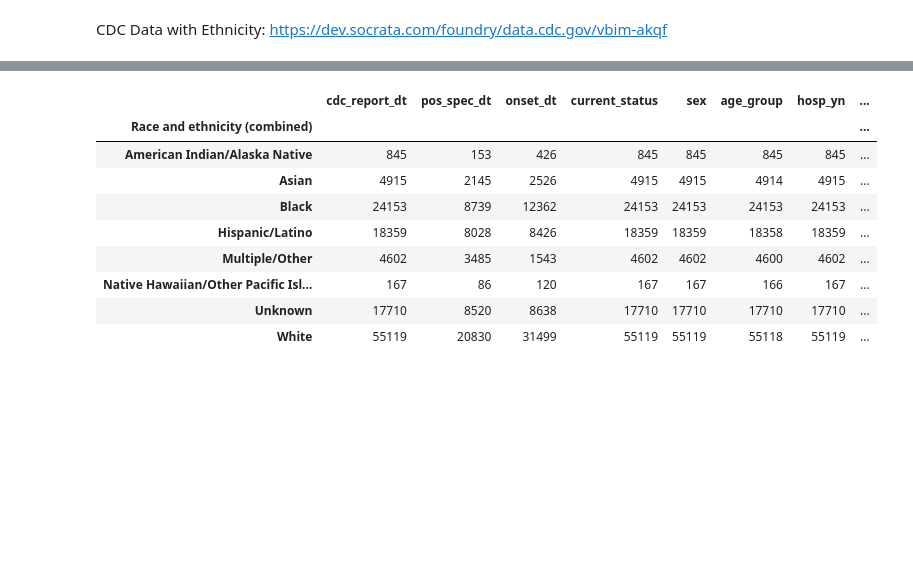
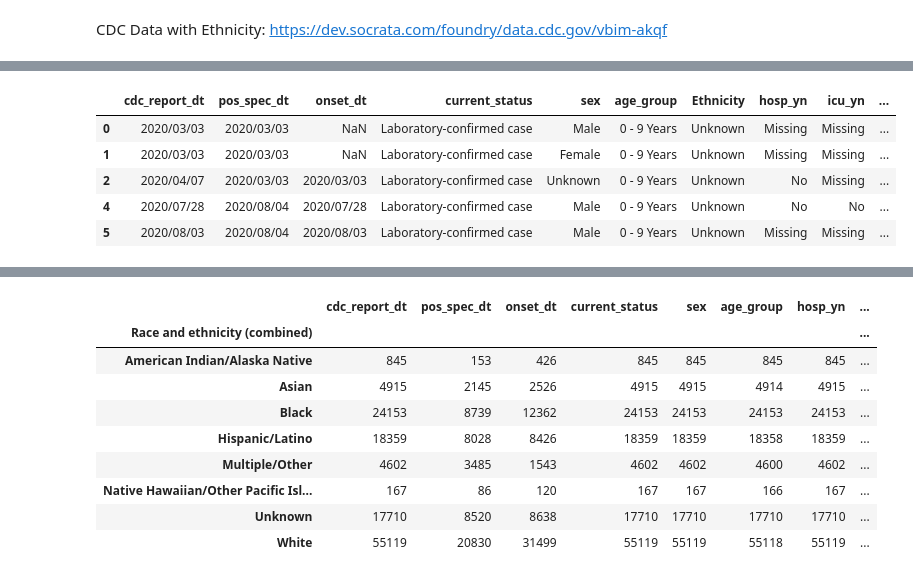
Before and after one commit to gelopez21/ProjectOne, a Jupyter notebook: Project One - Data Cleansing.ipynb, the cells around one changed output, grey strips where cells are left out. Drawn from its saved outputs; the diff is of its cells as text; code cells hidden in the pictures; blank space fills up the shorter version.

Commit message:
Started CDC ethnicity data carve-down

```diff
--- a/Project One - Data Cleansing.ipynb
+++ b/Project One - Data Cleansing.ipynb
@@ -357,0 +365,14 @@ cdc_raw_data.head()
+# %%
+# rename Race and ethnicity (combined) column to Race
+cdc_raw_data.rename(columns={"Race and ethnicity (combined)": "Ethnicity"}, inplace=True)
+# drop current_status = "Probable Case" as we are only analyzing confirmed cases
+cdc_raw_data = cdc_raw_data[cdc_raw_data["current_status"] == "Laboratory-confirmed case"]
+
+cdc_raw_data.head()
+# %% [output]
+|  | cdc_report_dt | pos_spec_dt | onset_dt | current_status | sex | age_group | Ethnicity | hosp_yn | icu_yn | ... |
+| 0 | 2020/03/03 | 2020/03/03 | NaN | Laboratory-confirmed case | Male | 0 - 9 Years | Unknown | Missing | Missing | ... |
+| 1 | 2020/03/03 | 2020/03/03 | NaN | Laboratory-confirmed case | Female | 0 - 9 Years | Unknown | Missing | Missing | ... |
+| 2 | 2020/04/07 | 2020/03/03 | 2020/03/03 | Laboratory-confirmed case | Unknown | 0 - 9 Years | Unknown | No | Missing | ... |
+| 4 | 2020/07/28 | 2020/08/04 | 2020/07/28 | Laboratory-confirmed case | Male | 0 - 9 Years | Unknown | No | No | ... |
+| 5 | 2020/08/03 | 2020/08/04 | 2020/08/03 | Laboratory-confirmed case | Male | 0 - 9 Years | Unknown | Missing | Missing | ... |
```
Also changed, not shown: parts of 4 cells of this notebook.
